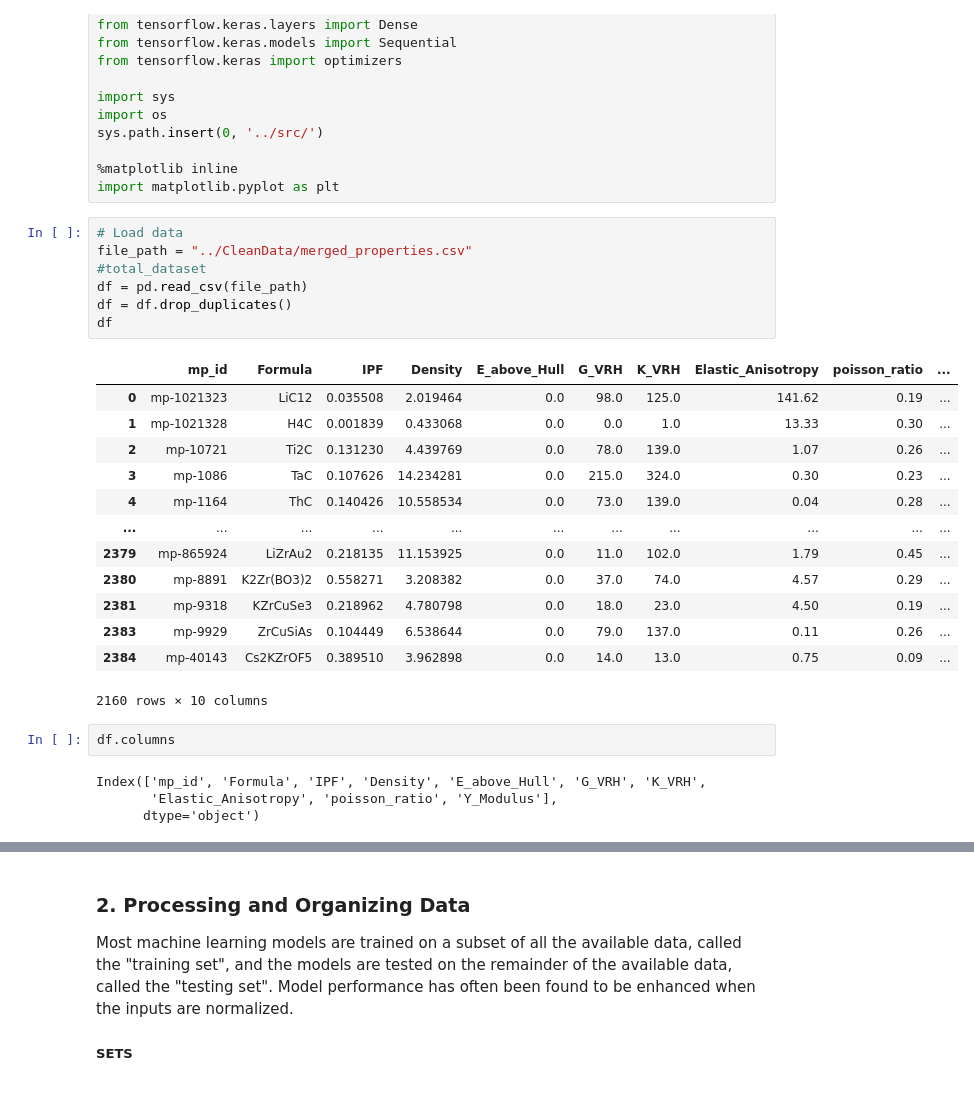
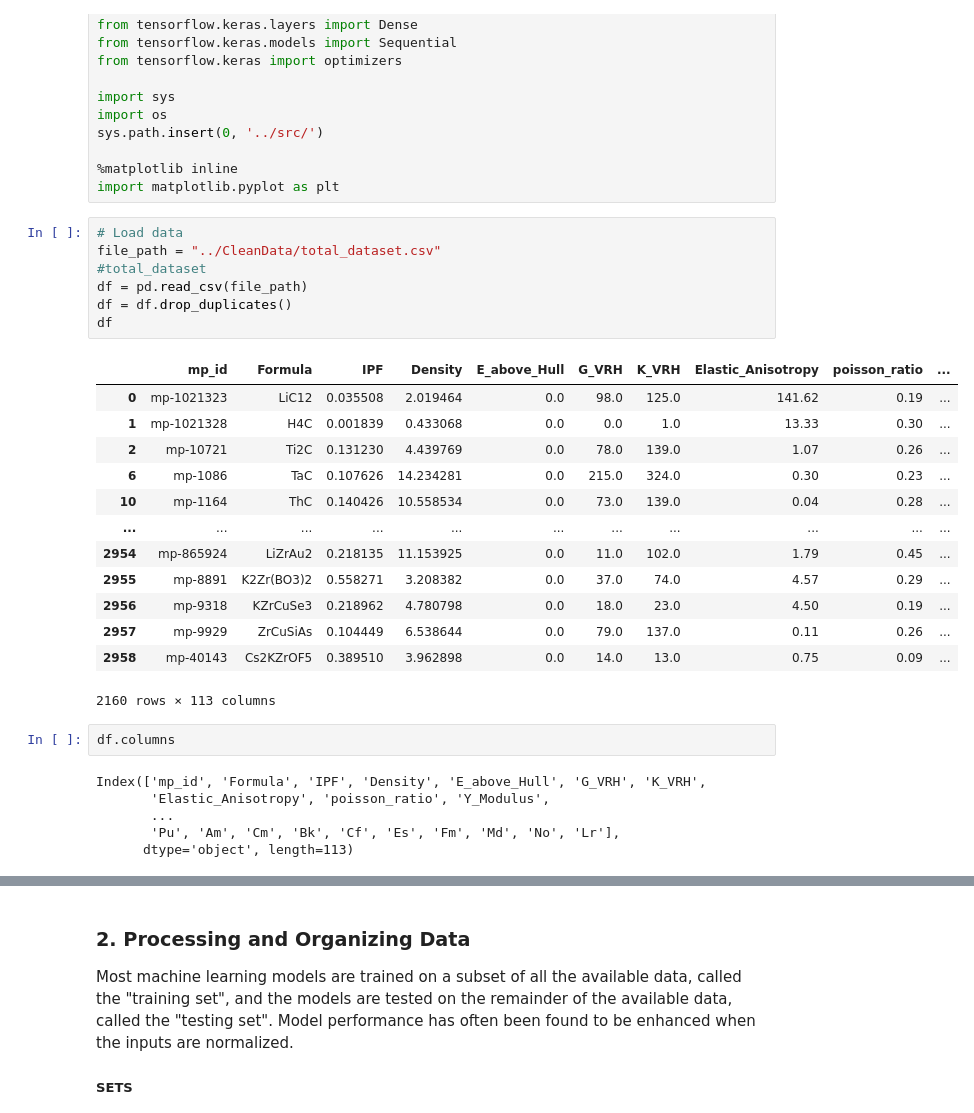
Before and after one commit to TeamPythonKMJ/Trial, a Jupyter notebook: Neuron Networks/Neuron Networks.ipynb, the cells around one changed output, grey strips where cells are left out. Saved outputs shown, nothing was run; the diff lists cells and outputs as text.

```diff
--- a/Neuron Networks/Neuron Networks.ipynb
+++ b/Neuron Networks/Neuron Networks.ipynb
@@ -51,31 +49,33 @@ sys.path.insert(0, '../src/')
 import matplotlib.pyplot as plt
 # %%
 # Load data
-file_path = "../CleanData/merged_properties.csv"
+file_path = "../CleanData/total_dataset.csv"
 #total_dataset
 df = pd.read_csv(file_path)
 df = df.drop_duplicates()
 df
 # %% [output]
 |  | mp_id | Formula | IPF | Density | E_above_Hull | G_VRH | K_VRH | Elastic_Anisotropy | poisson_ratio | ... |
 | 0 | mp-1021323 | LiC12 | 0.035508 | 2.019464 | 0.0 | 98.0 | 125.0 | 141.62 | 0.19 | ... |
 | 1 | mp-1021328 | H4C | 0.001839 | 0.433068 | 0.0 | 0.0 | 1.0 | 13.33 | 0.30 | ... |
 | 2 | mp-10721 | Ti2C | 0.131230 | 4.439769 | 0.0 | 78.0 | 139.0 | 1.07 | 0.26 | ... |
-| 3 | mp-1086 | TaC | 0.107626 | 14.234281 | 0.0 | 215.0 | 324.0 | 0.30 | 0.23 | ... |
-| 4 | mp-1164 | ThC | 0.140426 | 10.558534 | 0.0 | 73.0 | 139.0 | 0.04 | 0.28 | ... |
+| 6 | mp-1086 | TaC | 0.107626 | 14.234281 | 0.0 | 215.0 | 324.0 | 0.30 | 0.23 | ... |
+| 10 | mp-1164 | ThC | 0.140426 | 10.558534 | 0.0 | 73.0 | 139.0 | 0.04 | 0.28 | ... |
 | ... | ... | ... | ... | ... | ... | ... | ... | ... | ... | ... |
-| 2379 | mp-865924 | LiZrAu2 | 0.218135 | 11.153925 | 0.0 | 11.0 | 102.0 | 1.79 | 0.45 | ... |
-| 2380 | mp-8891 | K2Zr(BO3)2 | 0.558271 | 3.208382 | 0.0 | 37.0 | 74.0 | 4.57 | 0.29 | ... |
-| 2381 | mp-9318 | KZrCuSe3 | 0.218962 | 4.780798 | 0.0 | 18.0 | 23.0 | 4.50 | 0.19 | ... |
-| 2383 | mp-9929 | ZrCuSiAs | 0.104449 | 6.538644 | 0.0 | 79.0 | 137.0 | 0.11 | 0.26 | ... |
-| 2384 | mp-40143 | Cs2KZrOF5 | 0.389510 | 3.962898 | 0.0 | 14.0 | 13.0 | 0.75 | 0.09 | ... |
+| 2954 | mp-865924 | LiZrAu2 | 0.218135 | 11.153925 | 0.0 | 11.0 | 102.0 | 1.79 | 0.45 | ... |
+| 2955 | mp-8891 | K2Zr(BO3)2 | 0.558271 | 3.208382 | 0.0 | 37.0 | 74.0 | 4.57 | 0.29 | ... |
+| 2956 | mp-9318 | KZrCuSe3 | 0.218962 | 4.780798 | 0.0 | 18.0 | 23.0 | 4.50 | 0.19 | ... |
+| 2957 | mp-9929 | ZrCuSiAs | 0.104449 | 6.538644 | 0.0 | 79.0 | 137.0 | 0.11 | 0.26 | ... |
+| 2958 | mp-40143 | Cs2KZrOF5 | 0.389510 | 3.962898 | 0.0 | 14.0 | 13.0 | 0.75 | 0.09 | ... |
-2160 rows × 10 columns
+2160 rows × 113 columns
 # %%
 df.columns
 # %% [output]
 Index(['mp_id', 'Formula', 'IPF', 'Density', 'E_above_Hull', 'G_VRH', 'K_VRH',
-       'Elastic_Anisotropy', 'poisson_ratio', 'Y_Modulus'],
-      dtype='object')
+       'Elastic_Anisotropy', 'poisson_ratio', 'Y_Modulus',
+       ...
+       'Pu', 'Am', 'Cm', 'Bk', 'Cf', 'Es', 'Fm', 'Md', 'No', 'Lr'],
+      dtype='object', length=113)
 # %%
 df.drop( df[ df['Y_Modulus'] < 0 ].index , inplace=True)
 df_original = df.copy
```
Also changed, not shown: parts of 11 cells of this notebook, 12 other files.
